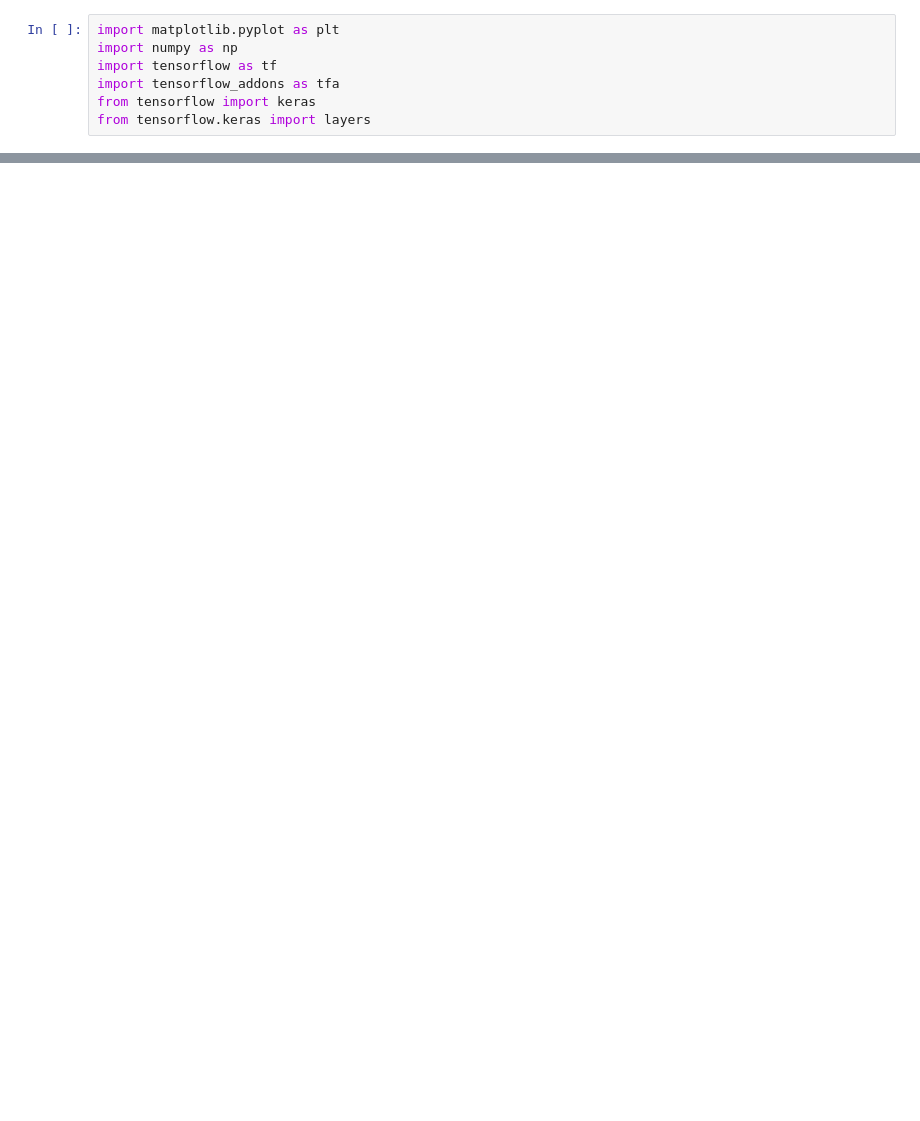
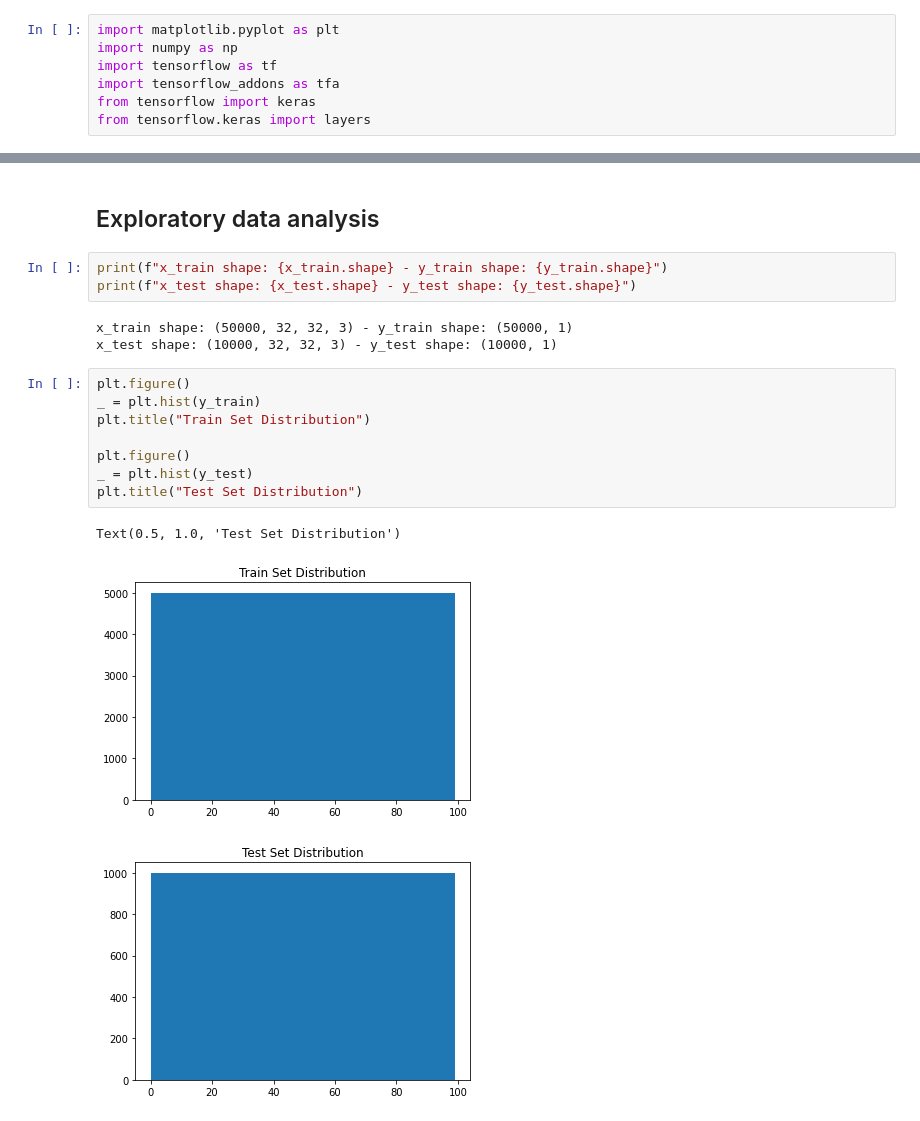
Before and after one commit to chihyanghsu0805/keras_tutorial, a Jupyter notebook: tutorials/keras/swin_transformers.ipynb, the cells around one changed output, grey strips where cells are left out. Cells and saved outputs as stored; diff of their text form; blank space fills up the shorter version.

```diff
--- a/tutorials/keras/swin_transformers.ipynb
+++ b/tutorials/keras/swin_transformers.ipynb
@@ -515,0 +37,20 @@ Let's visualize the training progress of the model.
+# %% [markdown]
+## Exploratory data analysis
+# %%
+print(f"x_train shape: {x_train.shape} - y_train shape: {y_train.shape}")
+print(f"x_test shape: {x_test.shape} - y_test shape: {y_test.shape}")
+# %% [output]
+x_train shape: (50000, 32, 32, 3) - y_train shape: (50000, 1)
+x_test shape: (10000, 32, 32, 3) - y_test shape: (10000, 1)
+# %%
+plt.figure()
+_ = plt.hist(y_train)
+plt.title("Train Set Distribution")
+
+plt.figure()
+_ = plt.hist(y_test)
+plt.title("Test Set Distribution")
+# %% [output]
+Text(0.5, 1.0, 'Test Set Distribution')
+[figure, added]
+[figure, added]
```
Also changed, not shown: parts of 48 cells of this notebook.
